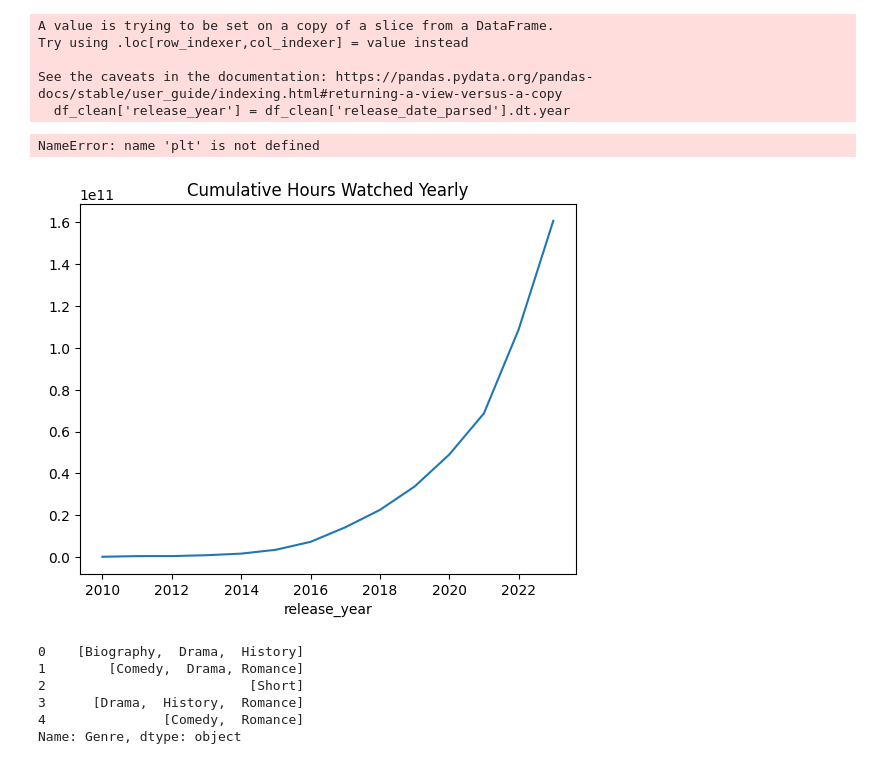
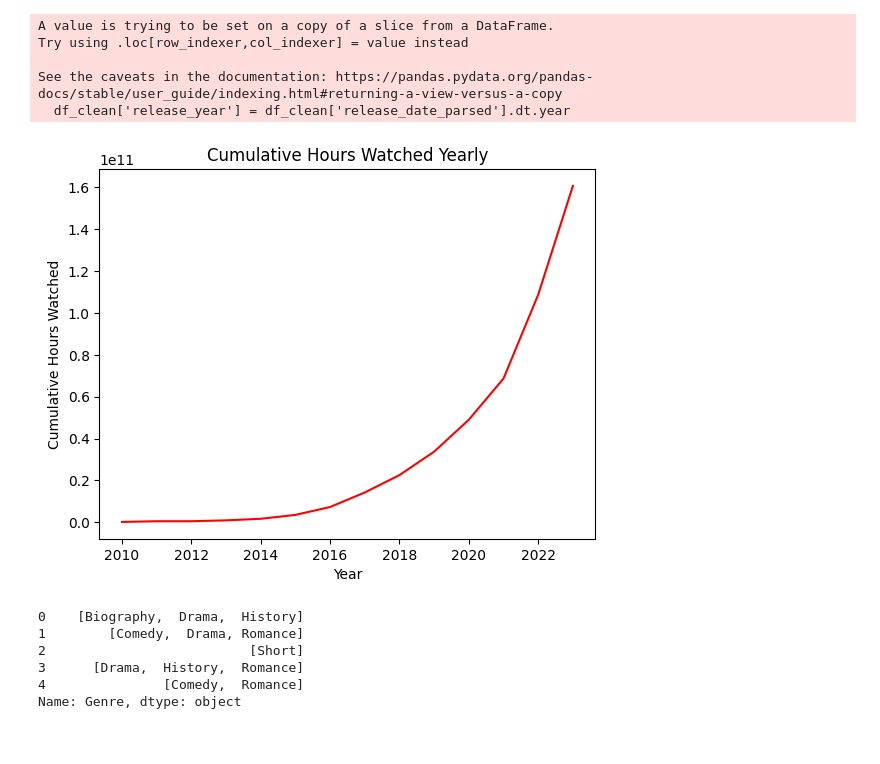
Before and after one commit to FlamingoCalves/netflix-2023-analysis, a Jupyter notebook: netflix_movie_analysis.ipynb, the cells around one changed output. Drawn from its saved outputs; the diff is of its cells as text; code cells hidden in the pictures.

```diff
--- a/netflix_movie_analysis.ipynb
+++ b/netflix_movie_analysis.ipynb
@@ -143,27 +163,26 @@ Name: Release Date, Length: 3693, dtype: object
 # %%
 # Remove rows with NaT in 'release_date_parsed'
 df_clean = df.dropna(subset=['release_date_parsed'])
 
 # Extract the year from the cleaned 'release_date_parsed'
 df_clean['release_year'] = df_clean['release_date_parsed'].dt.year
 
 # Group by year and sum the hours watched
 yearly_hours = df_clean.groupby('release_year')['Hours Viewed'].sum()
 
 # Calculate the cumulative sum
 cumulative_hours = yearly_hours.cumsum()
 
 # Plotting
-cumulative_hours.plot(kind='line', title='Cumulative Hours Watched Yearly')
+cumulative_hours.plot(kind='line', title='Cumulative Hours Watched Yearly', color='red')
 plt.xlabel('Year')
 plt.ylabel('Cumulative Hours Watched')
 plt.show()
 # %% [output]
 A value is trying to be set on a copy of a slice from a DataFrame.
 Try using .loc[row_indexer,col_indexer] = value instead
 
 See the caveats in the documentation: https://pandas.pydata.org/pandas-docs/stable/user_guide/indexing.html#returning-a-view-versus-a-copy
   df_clean['release_year'] = df_clean['release_date_parsed'].dt.year
-NameError: name 'plt' is not defined
-[figure, old version]
+[figure, new version]
 # %%
```
Also changed, not shown: parts of 34 cells of this notebook, 1 other file.
